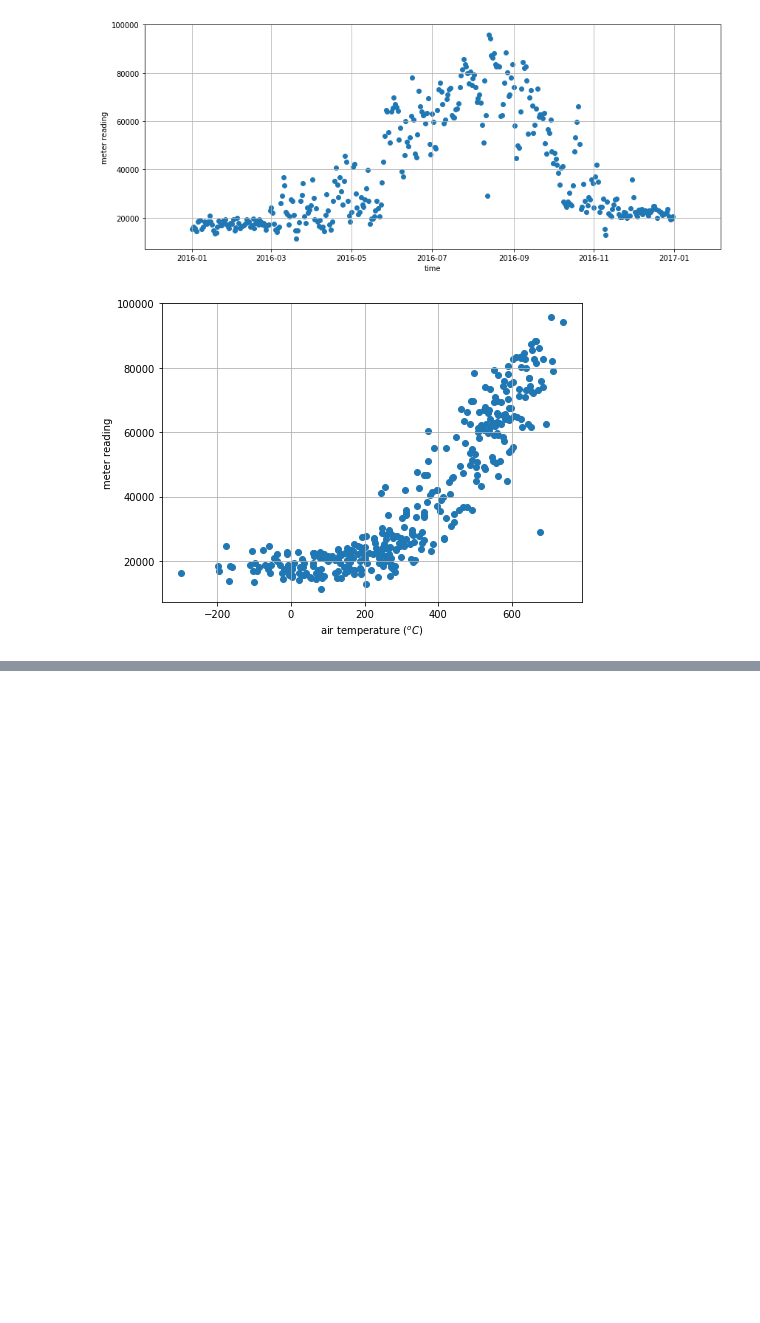
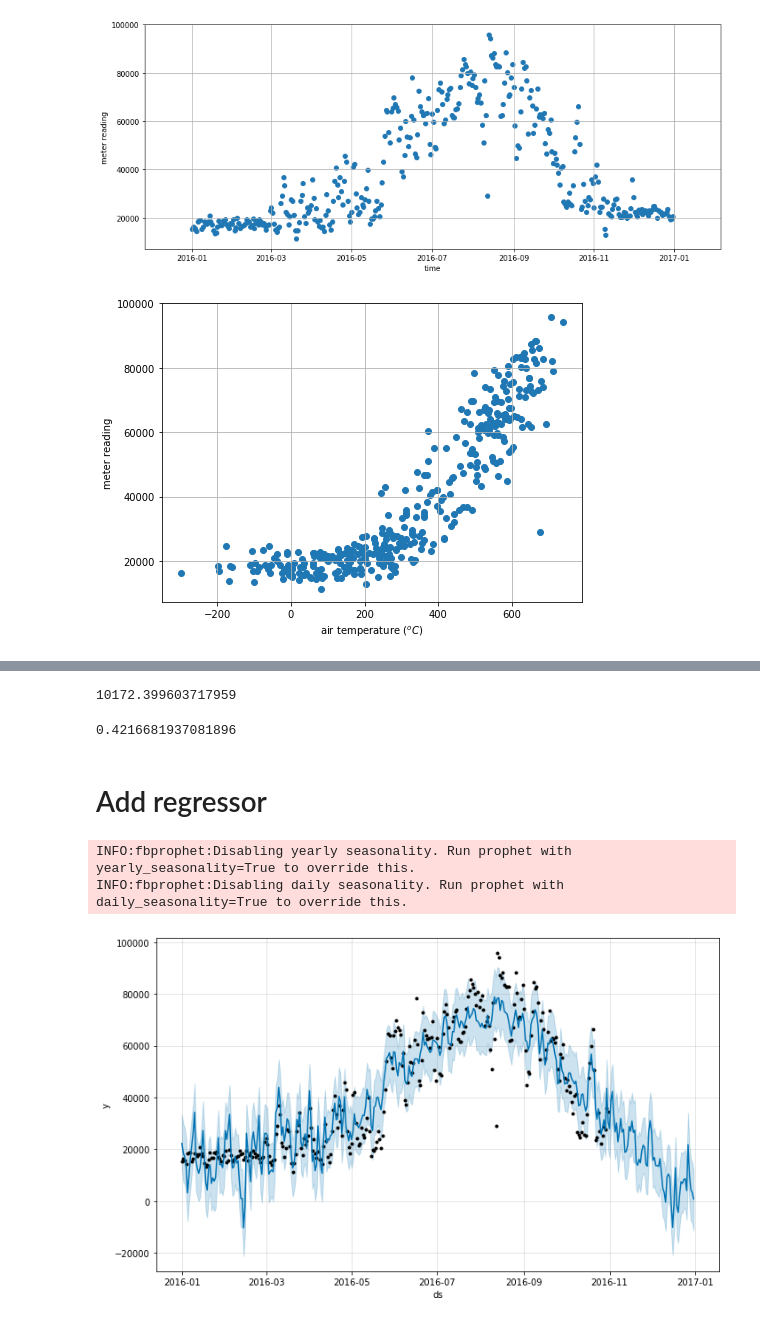
Before and after one commit to mkang32/time-series-analysis, a Jupyter notebook: notebooks/fbprophet_energy.ipynb, the cells around one changed output, grey strips where cells are left out. Drawn from its saved outputs; the diff is of its cells as text; code cells hidden in the pictures; blank space fills up the shorter version.

Commit message:
prophet energy update

```diff
--- a/notebooks/fbprophet_energy.ipynb
+++ b/notebooks/fbprophet_energy.ipynb
@@ -200,0 +88,16 @@ ig = m.plot_components(forecast)
+# %%
+# horizon: prediction horizon for each fold (how far how do you want to forecast?)
+horizon = '60 days'
+
+# initial: initial training period
+initial = '305 days'  # use 5 years of daily data to train
+
+# period: spacing between cutoff dates
+period = '305 days'
+
+
+m = Prophet()
+m.add_regressor('air_temperature')
+m.fit(df_daily)
+
+df_cv = cross_validation(m, initial=initial, period=period, horizon=horizon)
@@ -200,0 +118,26 @@ ig = m.plot_components(forecast)
+# %%
+df_metrics['rmse'].mean()
+# %% [output]
+10172.399603717959
+# %%
+df_metrics['mape'].mean()
+# %% [output]
+0.4216681937081896
+# %% [markdown]
+# Add regressor
+# %%
+m = Prophet()
+m.add_regressor('air_temperature')
+m.add_regressor('dew_temperature')
+m.fit(df_train)
+
+future = m.make_future_dataframe(periods=61)
+future['air_temperature'] = df_daily['air_temperature']
+future['dew_temperature'] = df_daily['dew_temperature']
+forecast = m.predict(future)
+
+fig = m.plot(forecast)
+# %% [output]
+INFO:fbprophet:Disabling yearly seasonality. Run prophet with yearly_seasonality=True to override this.
+INFO:fbprophet:Disabling daily seasonality. Run prophet with daily_seasonality=True to override this.
+[figure, added]
```
Also changed, not shown: parts of 43 cells of this notebook.
